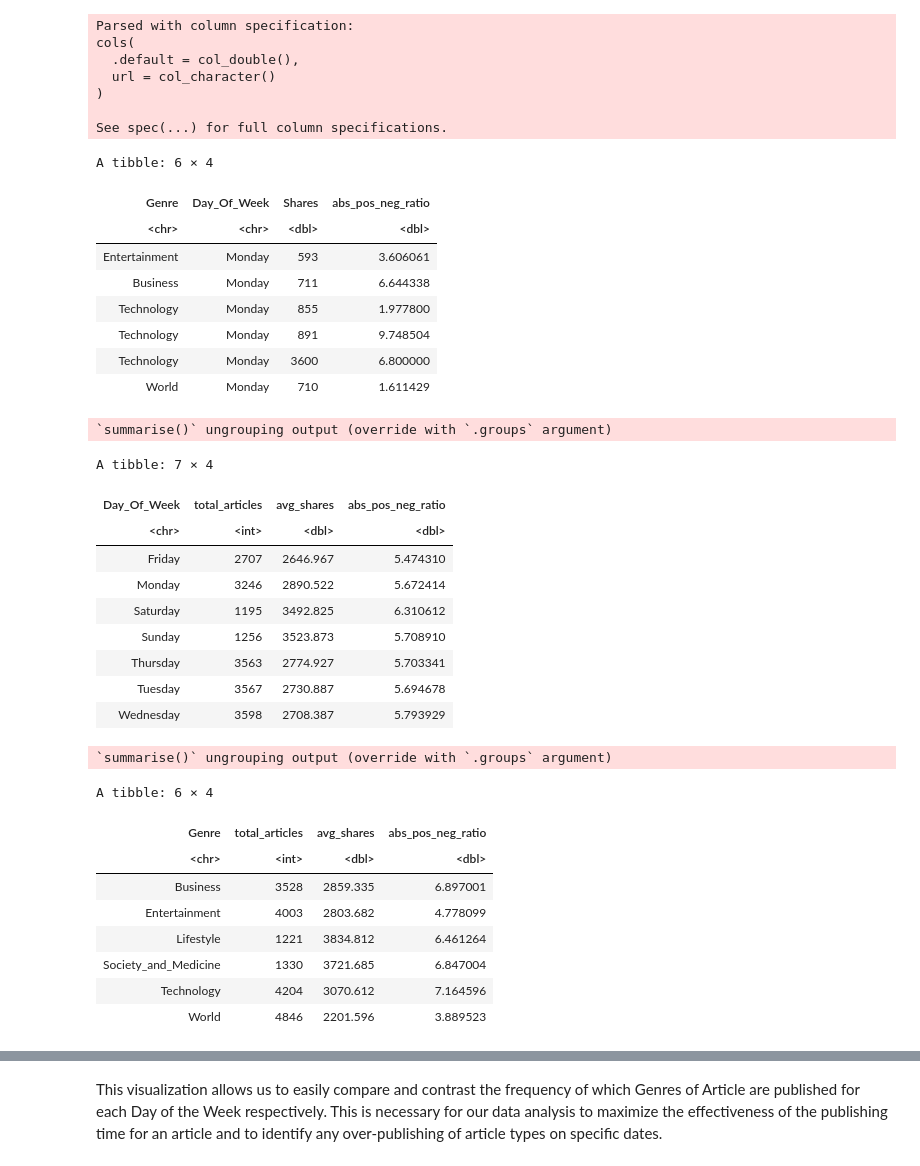
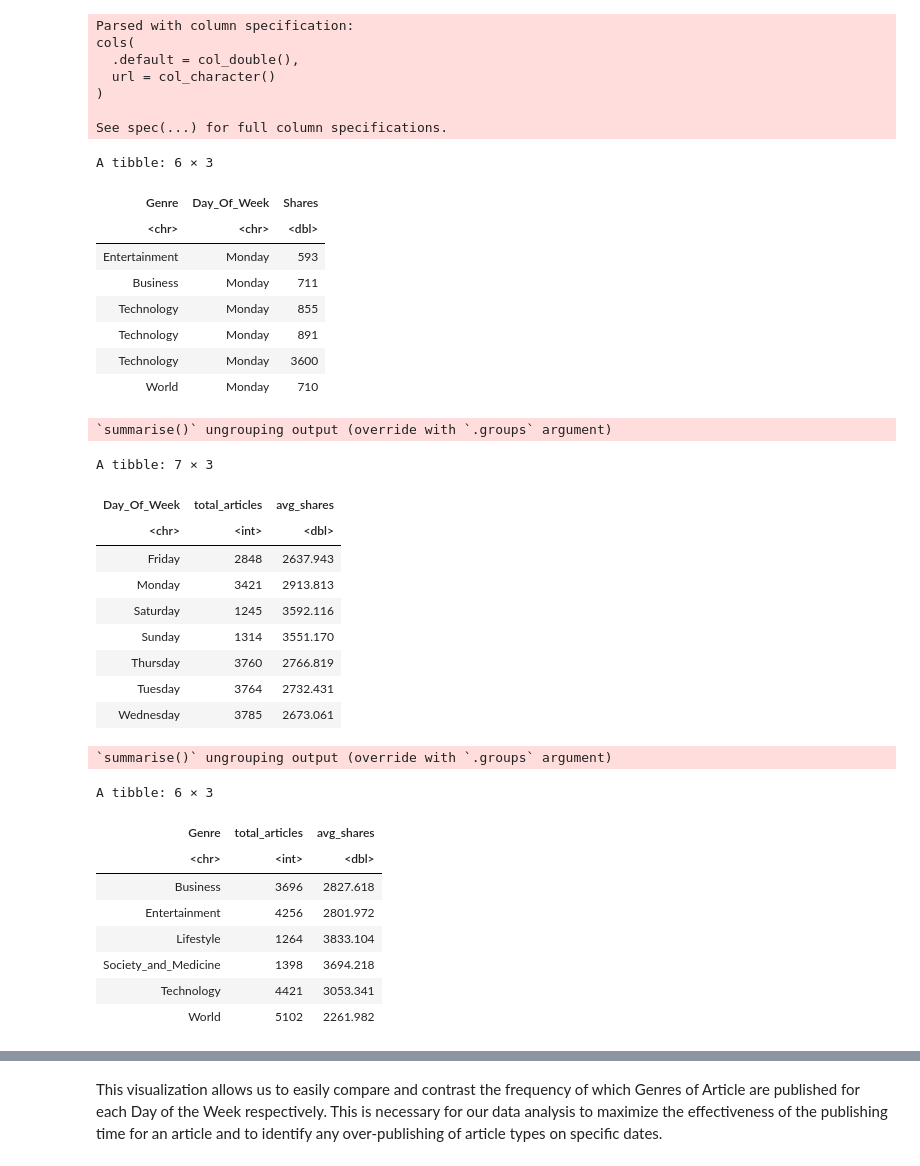
Before and after one commit to dgjfaber/dsci100project, a Jupyter notebook: Proposal.ipynb, the cells around one changed output, grey strips where cells are left out. Drawn from its saved outputs; the diff is of its cells as text; code cells hidden in the pictures.

```diff
--- a/Proposal.ipynb
+++ b/Proposal.ipynb
@@ -59,68 +41,68 @@ named_data <- publishing_train %>%
         Sunday = weekday_is_sunday,
         Lifestyle = data_channel_is_lifestyle,
         Entertainment =  data_channel_is_entertainment,
         Business = data_channel_is_bus,
         Society_and_Medicine =  data_channel_is_socmed,
         Technology =  data_channel_is_tech,
         World =  data_channel_is_world,
         Shares = shares
     )
 #It didn't work when all in one pipe, I have no idea why. This seems to work though
 tidy_data <- named_data %>%
     pivot_longer(cols =  Lifestyle : World,
                  names_to = 'Genre',
                  values_to = 'Genre_Present') %>%
     pivot_longer(cols =   Monday:Sunday,
                  names_to = 'Day_Of_Week',
                  values_to = 'Day_Present') %>%
     filter(Genre_Present == 1) %>%
     filter(Day_Present == 1) %>%
-    mutate(abs_pos_neg_ratio = (global_rate_positive_words*avg_positive_polarity)/abs(global_rate_negative_words*avg_negative_polarity)) %>%
-    filter(global_rate_positive_words != 0 & global_rate_negative_words != 0) %>%
-    select(Genre, Day_Of_Week, Shares,  abs_pos_neg_ratio)
+    select(Genre, Day_Of_Week, Shares)
 
 head(tidy_data)
 
 day_table <- tidy_data %>%
     group_by(Day_Of_Week) %>%
-    summarize(total_articles=n(), avg_shares=mean(Shares),abs_pos_neg_ratio = mean(abs_pos_neg_ratio) )
+    summarize(total_articles=n(), avg_shares=mean(Shares))
 day_table
-
+#Shows the average shares per Day of the Week
 genre_table <- tidy_data %>%
     group_by(Genre) %>%
-    summarize(total_articles=n(), avg_shares=mean(Shares),abs_pos_neg_ratio = mean(abs_pos_neg_ratio) )
+    summarize(total_articles=n(), avg_shares=mean(Shares))
 genre_table
+
+#Shows the average shares per Genre
 # %% [output]
-A tibble: 6 × 4
+A tibble: 6 × 3
-| Genre | Day_Of_Week | Shares | abs_pos_neg_ratio |
-| <chr> | <chr> | <dbl> | <dbl> |
-| Entertainment | Monday | 593 | 3.606061 |
-| Business | Monday | 711 | 6.644338 |
-| Technology | Monday | 855 | 1.977800 |
-| Technology | Monday | 891 | 9.748504 |
-| Technology | Monday | 3600 | 6.800000 |
-| World | Monday | 710 | 1.611429 |
+| Genre | Day_Of_Week | Shares |
+| <chr> | <chr> | <dbl> |
+| Entertainment | Monday | 593 |
+| Business | Monday | 711 |
+| Technology | Monday | 855 |
+| Technology | Monday | 891 |
+| Technology | Monday | 3600 |
+| World | Monday | 710 |
 `summarise()` ungrouping output (override with `.groups` argument)
-A tibble: 7 × 4
+A tibble: 7 × 3
-| Day_Of_Week | total_articles | avg_shares | abs_pos_neg_ratio |
-| <chr> | <int> | <dbl> | <dbl> |
-| Friday | 2707 | 2646.967 | 5.474310 |
-| Monday | 3246 | 2890.522 | 5.672414 |
-| Saturday | 1195 | 3492.825 | 6.310612 |
-| Sunday | 1256 | 3523.873 | 5.708910 |
-| Thursday | 3563 | 2774.927 | 5.703341 |
-| Tuesday | 3567 | 2730.887 | 5.694678 |
-| Wednesday | 3598 | 2708.387 | 5.793929 |
+| Day_Of_Week | total_articles | avg_shares |
+| <chr> | <int> | <dbl> |
+| Friday | 2848 | 2637.943 |
+| Monday | 3421 | 2913.813 |
+| Saturday | 1245 | 3592.116 |
+| Sunday | 1314 | 3551.170 |
+| Thursday | 3760 | 2766.819 |
+| Tuesday | 3764 | 2732.431 |
+| Wednesday | 3785 | 2673.061 |
 `summarise()` ungrouping output (override with `.groups` argument)
-A tibble: 6 × 4
+A tibble: 6 × 3
-| Genre | total_articles | avg_shares | abs_pos_neg_ratio |
-| <chr> | <int> | <dbl> | <dbl> |
-| Business | 3528 | 2859.335 | 6.897001 |
-| Entertainment | 4003 | 2803.682 | 4.778099 |
-| Lifestyle | 1221 | 3834.812 | 6.461264 |
-| Society_and_Medicine | 1330 | 3721.685 | 6.847004 |
-| Technology | 4204 | 3070.612 | 7.164596 |
-| World | 4846 | 2201.596 | 3.889523 |
+| Genre | total_articles | avg_shares |
+| <chr> | <int> | <dbl> |
+| Business | 3696 | 2827.618 |
+| Entertainment | 4256 | 2801.972 |
+| Lifestyle | 1264 | 3833.104 |
+| Society_and_Medicine | 1398 | 3694.218 |
+| Technology | 4421 | 3053.341 |
+| World | 5102 | 2261.982 |
 # %%
 publish_data <- tidy_data %>%
     group_by(Genre, Day_Of_Week) %>%
```
Also changed, not shown: parts of 7 cells of this notebook.
